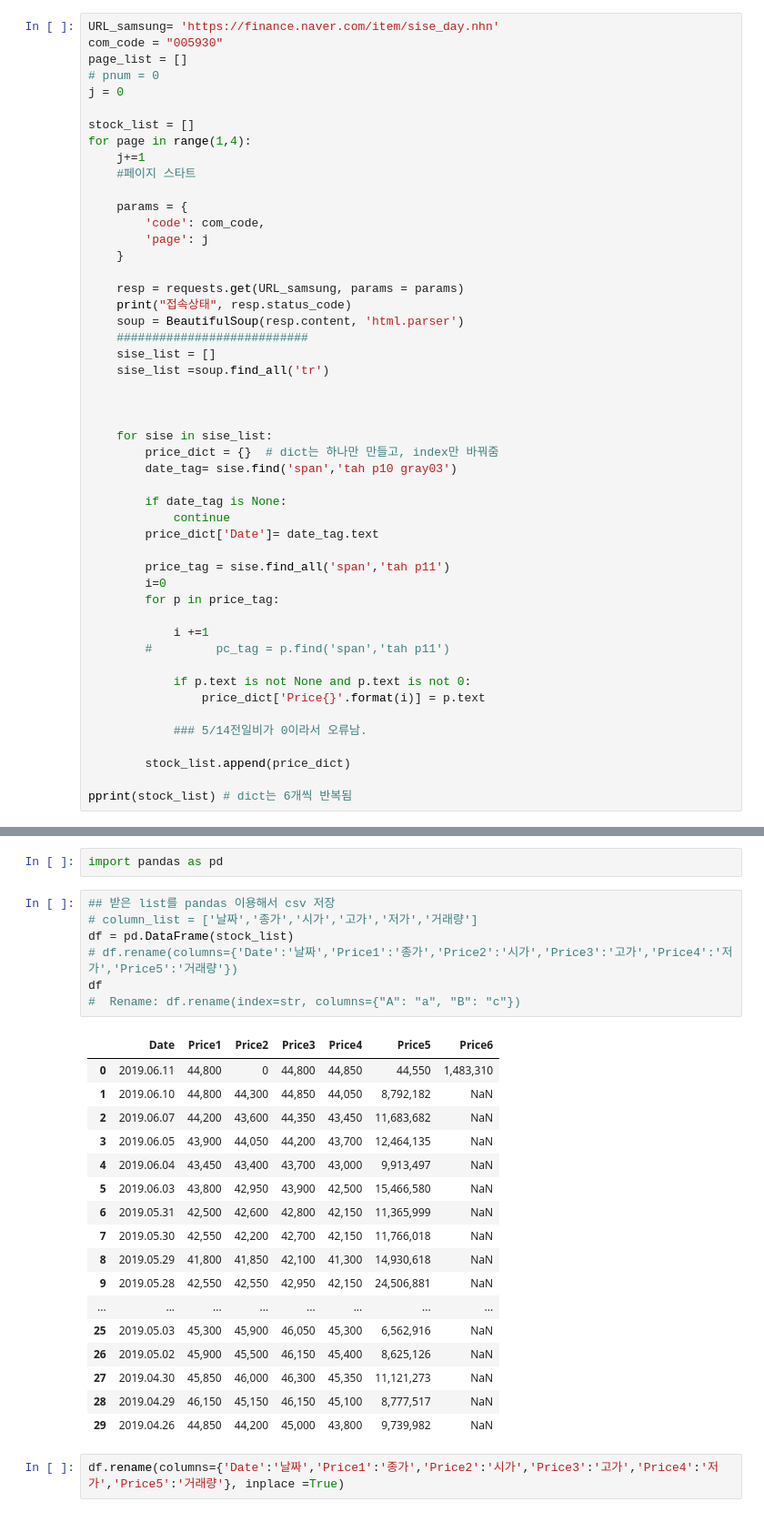
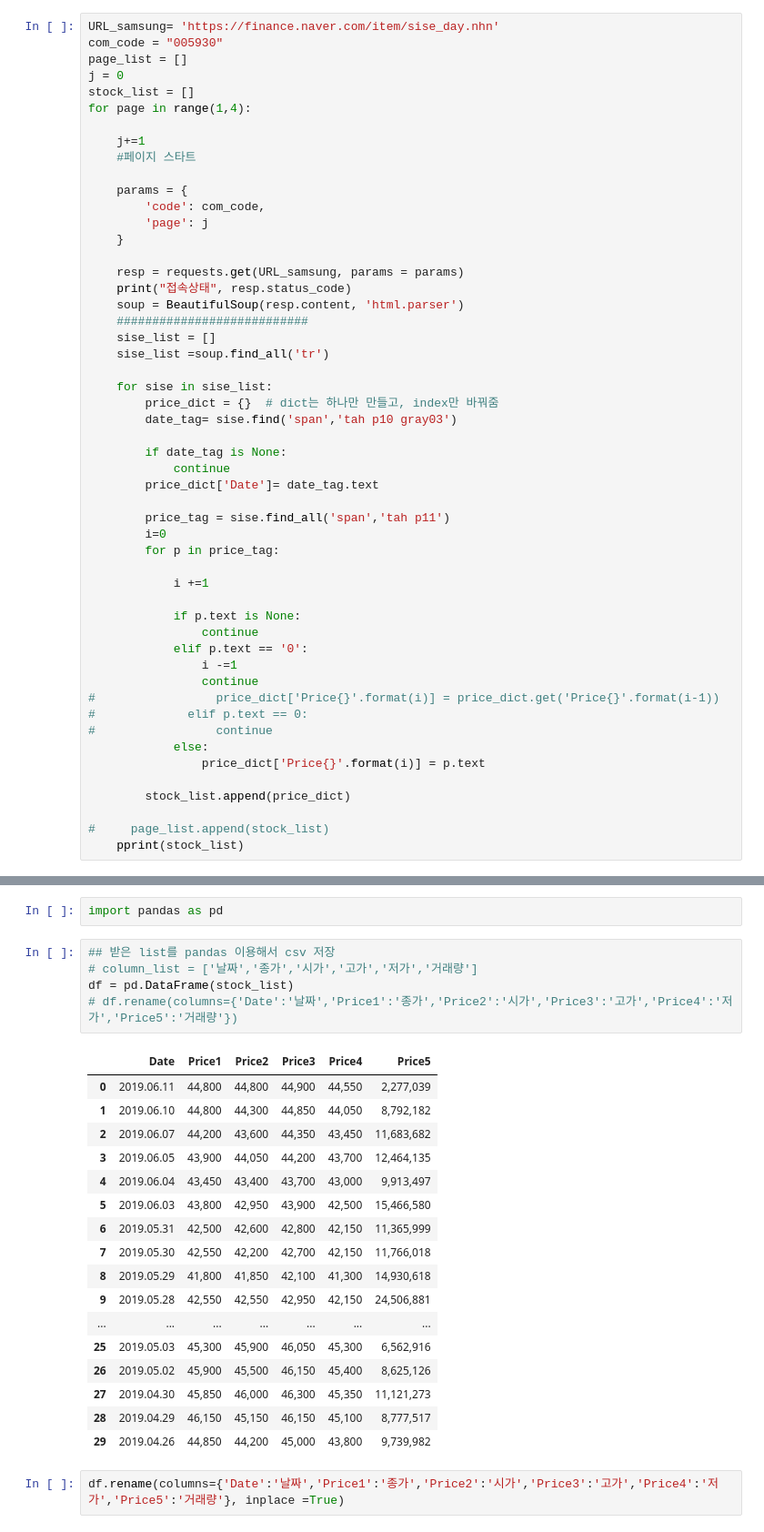
Before and after one commit to tweakershin/python-programming2, a Jupyter notebook: 편신범/samsung_stock.ipynb, the cells around one changed output, grey strips where cells are left out. Shown at 91% size. Saved outputs shown, nothing was run; the diff lists cells and outputs as text.

```diff
--- a/편신범/samsung_stock.ipynb
+++ b/편신범/samsung_stock.ipynb
@@ -8,11 +8,10 @@ from pprint import pprint
 URL_samsung= 'https://finance.naver.com/item/sise_day.nhn'
 com_code = "005930"
 page_list = []
-# pnum = 0
 j = 0
-
 stock_list = []
 for page in range(1,4):
+
     j+=1
     #페이지 스타트
 
@@ -28,8 +27,6 @@ for page in range(1,4):
     sise_list = []
     sise_list =soup.find_all('tr')
 
-
-
     for sise in sise_list:
         price_dict = {}  # dict는 하나만 만들고, index만 바꿔줌
         date_tag= sise.find('span','tah p10 gray03')
@@ -43,14 +40,20 @@ for page in range(1,4):
         for p in price_tag:
 
             i +=1
-        #         pc_tag = p.find('span','tah p11')
 
-            if p.text is not None and p.text is not 0:
+            if p.text is None:
+                continue
+            elif p.text == '0':
+                i -=1
+                continue
+#                 price_dict['Price{}'.format(i)] = price_dict.get('Price{}'.format(i-1))
+#             elif p.text == 0:
+#                 continue
+            else:
                 price_dict['Price{}'.format(i)] = p.text
-
-            ### 5/14전일비가 0이라서 오류남.
 
         stock_list.append(price_dict)
 
-pprint(stock_list) # dict는 6개씩 반복됨
+#     page_list.append(stock_list)
+    pprint(stock_list)
 # %% [output]
@@ -76,28 +79,26 @@ import pandas as pd
 # %%
 ## 받은 list를 pandas 이용해서 csv 저장
 # column_list = ['날짜','종가','시가','고가','저가','거래량']
 df = pd.DataFrame(stock_list)
 # df.rename(columns={'Date':'날짜','Price1':'종가','Price2':'시가','Price3':'고가','Price4':'저가','Price5':'거래량'})
-df
-#  Rename: df.rename(index=str, columns={"A": "a", "B": "c"})
 # %% [output]
-|  | Date | Price1 | Price2 | Price3 | Price4 | Price5 | Price6 |
-| 0 | 2019.06.11 | 44,800 | 0 | 44,800 | 44,850 | 44,550 | 1,483,310 |
-| 1 | 2019.06.10 | 44,800 | 44,300 | 44,850 | 44,050 | 8,792,182 | NaN |
-| 2 | 2019.06.07 | 44,200 | 43,600 | 44,350 | 43,450 | 11,683,682 | NaN |
-| 3 | 2019.06.05 | 43,900 | 44,050 | 44,200 | 43,700 | 12,464,135 | NaN |
-| 4 | 2019.06.04 | 43,450 | 43,400 | 43,700 | 43,000 | 9,913,497 | NaN |
-| 5 | 2019.06.03 | 43,800 | 42,950 | 43,900 | 42,500 | 15,466,580 | NaN |
-| 6 | 2019.05.31 | 42,500 | 42,600 | 42,800 | 42,150 | 11,365,999 | NaN |
-| 7 | 2019.05.30 | 42,550 | 42,200 | 42,700 | 42,150 | 11,766,018 | NaN |
-| 8 | 2019.05.29 | 41,800 | 41,850 | 42,100 | 41,300 | 14,930,618 | NaN |
-| 9 | 2019.05.28 | 42,550 | 42,550 | 42,950 | 42,150 | 24,506,881 | NaN |
-| ... | ... | ... | ... | ... | ... | ... | ... |
-| 25 | 2019.05.03 | 45,300 | 45,900 | 46,050 | 45,300 | 6,562,916 | NaN |
-| 26 | 2019.05.02 | 45,900 | 45,500 | 46,150 | 45,400 | 8,625,126 | NaN |
-| 27 | 2019.04.30 | 45,850 | 46,000 | 46,300 | 45,350 | 11,121,273 | NaN |
-| 28 | 2019.04.29 | 46,150 | 45,150 | 46,150 | 45,100 | 8,777,517 | NaN |
-| 29 | 2019.04.26 | 44,850 | 44,200 | 45,000 | 43,800 | 9,739,982 | NaN |
+|  | Date | Price1 | Price2 | Price3 | Price4 | Price5 |
+| 0 | 2019.06.11 | 44,800 | 44,800 | 44,900 | 44,550 | 2,277,039 |
+| 1 | 2019.06.10 | 44,800 | 44,300 | 44,850 | 44,050 | 8,792,182 |
+| 2 | 2019.06.07 | 44,200 | 43,600 | 44,350 | 43,450 | 11,683,682 |
+| 3 | 2019.06.05 | 43,900 | 44,050 | 44,200 | 43,700 | 12,464,135 |
+| 4 | 2019.06.04 | 43,450 | 43,400 | 43,700 | 43,000 | 9,913,497 |
+| 5 | 2019.06.03 | 43,800 | 42,950 | 43,900 | 42,500 | 15,466,580 |
+| 6 | 2019.05.31 | 42,500 | 42,600 | 42,800 | 42,150 | 11,365,999 |
+| 7 | 2019.05.30 | 42,550 | 42,200 | 42,700 | 42,150 | 11,766,018 |
+| 8 | 2019.05.29 | 41,800 | 41,850 | 42,100 | 41,300 | 14,930,618 |
+| 9 | 2019.05.28 | 42,550 | 42,550 | 42,950 | 42,150 | 24,506,881 |
+| ... | ... | ... | ... | ... | ... | ... |
+| 25 | 2019.05.03 | 45,300 | 45,900 | 46,050 | 45,300 | 6,562,916 |
+| 26 | 2019.05.02 | 45,900 | 45,500 | 46,150 | 45,400 | 8,625,126 |
+| 27 | 2019.04.30 | 45,850 | 46,000 | 46,300 | 45,350 | 11,121,273 |
+| 28 | 2019.04.29 | 46,150 | 45,150 | 46,150 | 45,100 | 8,777,517 |
+| 29 | 2019.04.26 | 44,850 | 44,200 | 45,000 | 43,800 | 9,739,982 |
 # %%
 df.rename(columns={'Date':'날짜','Price1':'종가','Price2':'시가','Price3':'고가','Price4':'저가','Price5':'거래량'}, inplace =True)
 # %% [output]
```
Also changed, not shown: parts of 1 cell of this notebook.
